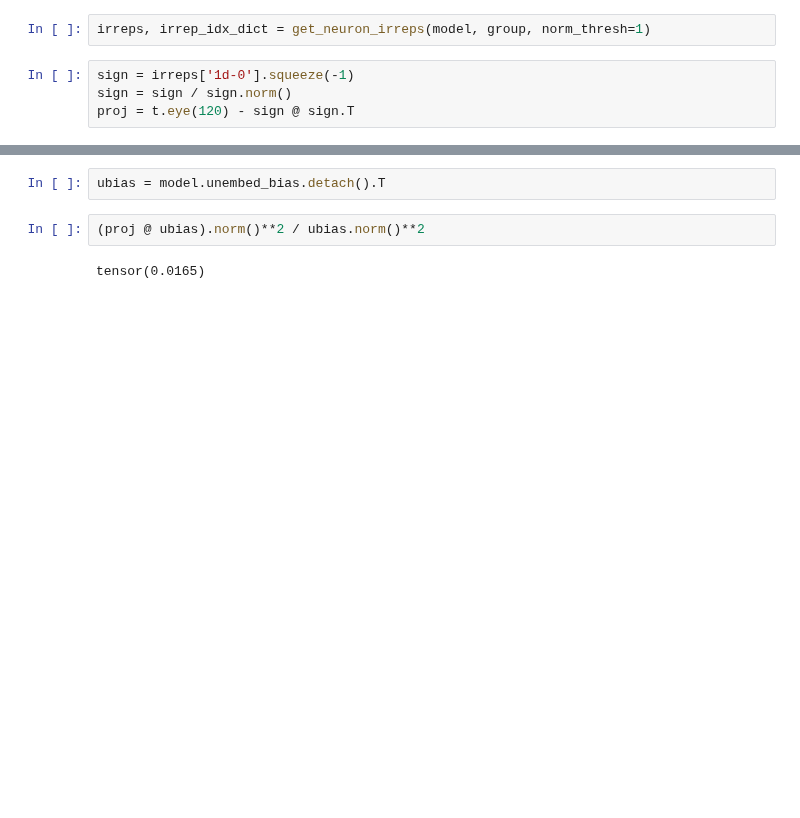
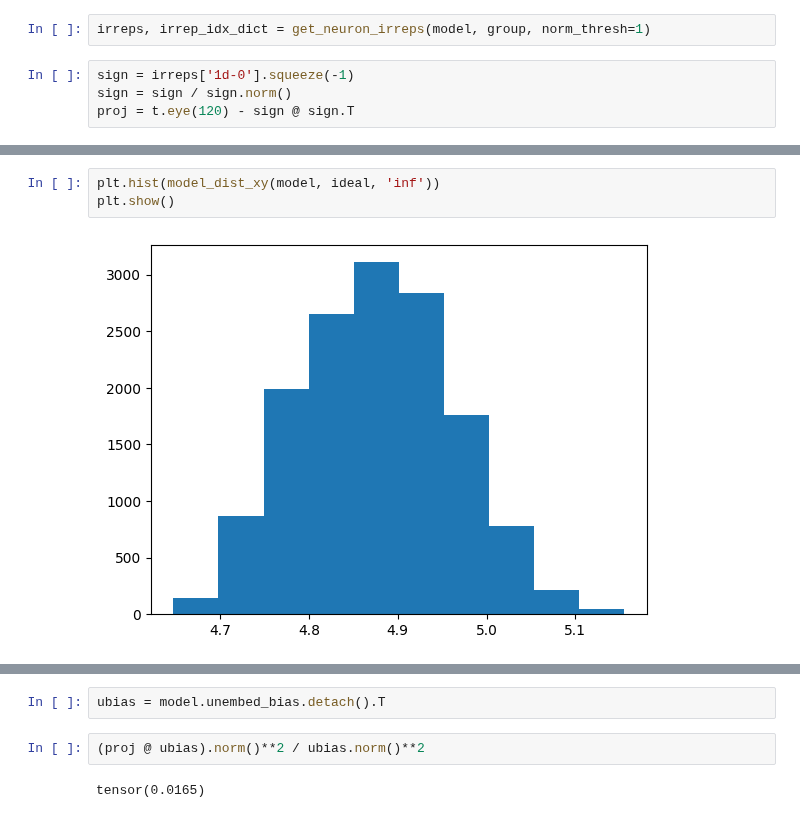
Before and after one commit to LouisYRYJ/Finite-groups, a Jupyter notebook: notebooks/irreps_bounds.ipynb, the cells around one changed output, grey strips where cells are left out. Cells and saved outputs as stored; diff of their text form; blank space fills up the shorter version.

```diff
--- a/notebooks/irreps_bounds.ipynb
+++ b/notebooks/irreps_bounds.ipynb
@@ -196,0 +187,5 @@ tensor(0.0944)
+# %%
+plt.hist(model_dist_xy(model, ideal, 'inf'))
+plt.show()
+# %% [output]
+[figure, added]
```
Also changed, not shown: parts of 42 cells of this notebook, 5 other files.
